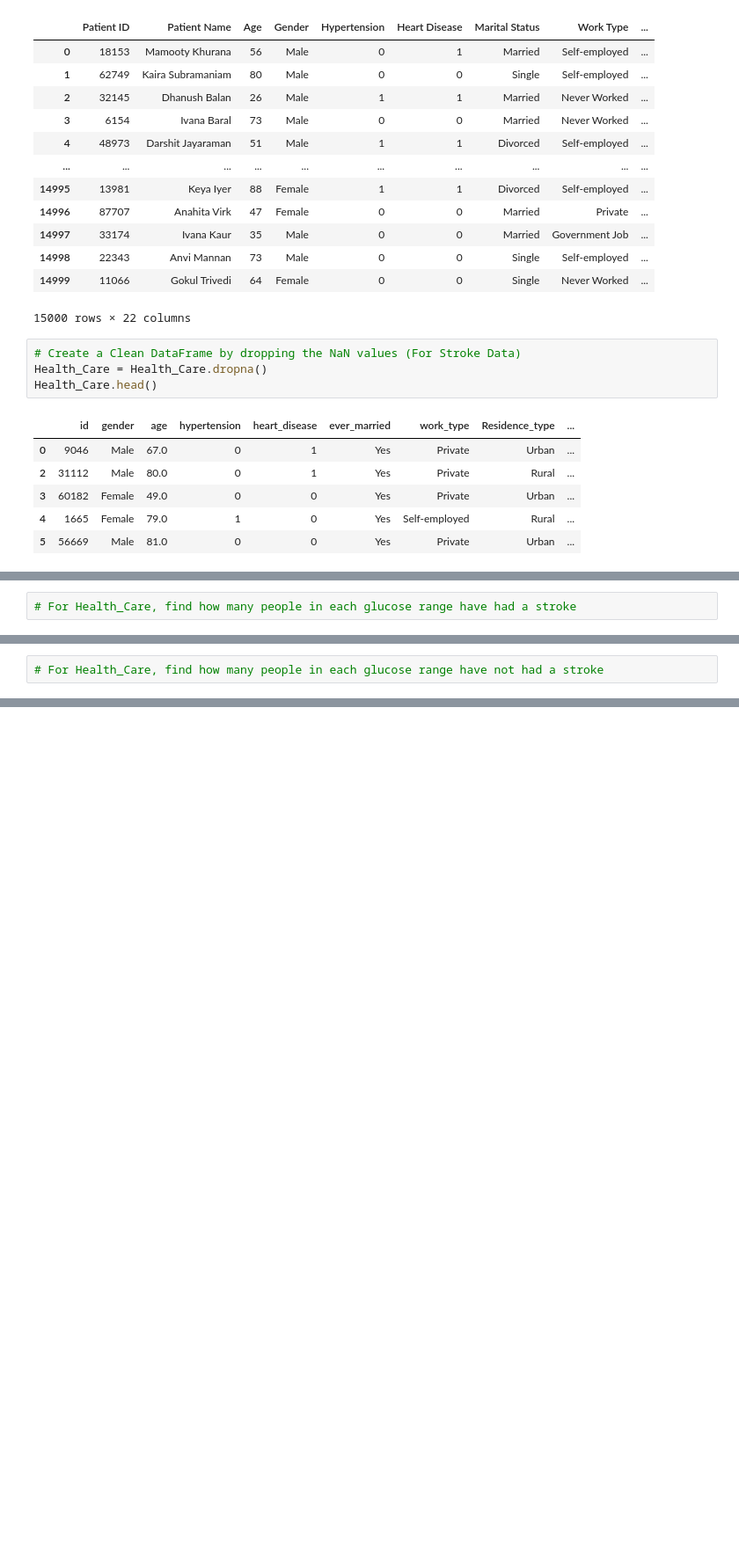
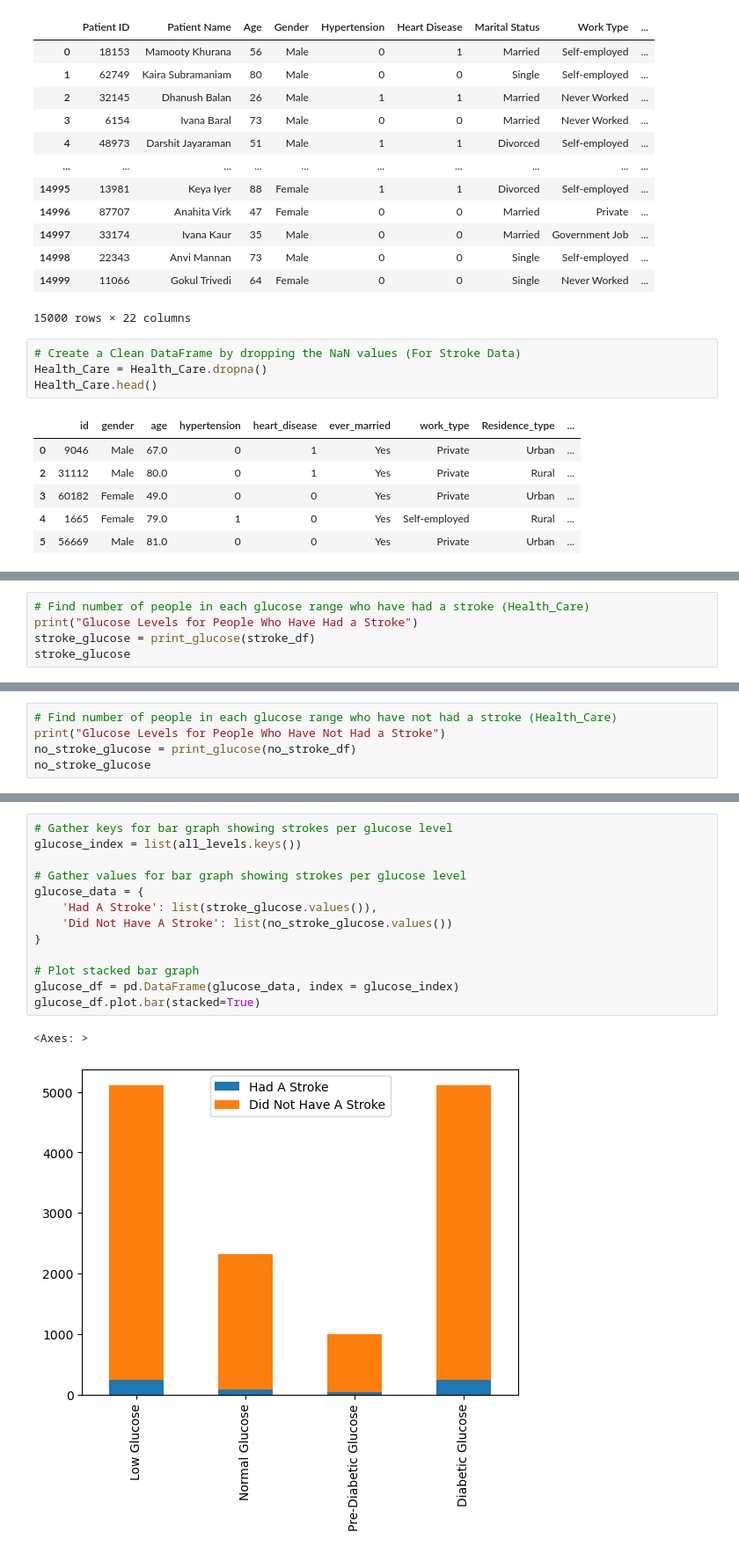
Before and after one commit to eeneedles/group-two-project-one, a Jupyter notebook: test_code_em.ipynb, the cells around one changed output, grey strips where cells are left out. Shown at 88% size. Drawn from its saved outputs; the diff is of its cells as text; blank space fills up the shorter version.

```diff
--- a/test_code_em.ipynb
+++ b/test_code_em.ipynb
@@ -394,4 +415,7 @@ Total amount of people with diabetic glucose: 5110
  'Pre-Diabetic Glucose': 998,
  'Diabetic Glucose': 5110}
 # %%
-# For Health_Care, find how many people in each glucose range have had a stroke
+# Find number of people in each glucose range who have had a stroke (Health_Care)
+print("Glucose Levels for People Who Have Had a Stroke")
+stroke_glucose = print_glucose(stroke_df)
+stroke_glucose
@@ -398,2 +432,5 @@ Total amount of people with diabetic glucose: 5110
 # %%
-# For Health_Care, find how many people in each glucose range have not had a stroke
+# Find number of people in each glucose range who have not had a stroke (Health_Care)
+print("Glucose Levels for People Who Have Not Had a Stroke")
+no_stroke_glucose = print_glucose(no_stroke_df)
+no_stroke_glucose
@@ -399,0 +447,16 @@ Total amount of people with diabetic glucose: 5110
+# %%
+# Gather keys for bar graph showing strokes per glucose level
+glucose_index = list(all_levels.keys())
+
+# Gather values for bar graph showing strokes per glucose level
+glucose_data = {
+    'Had A Stroke': list(stroke_glucose.values()),
+    'Did Not Have A Stroke': list(no_stroke_glucose.values())
+}
+
+# Plot stacked bar graph
+glucose_df = pd.DataFrame(glucose_data, index = glucose_index)
+glucose_df.plot.bar(stacked=True)
+# %% [output]
+<Axes: >
+[figure, added]
```
Also changed, not shown: parts of 16 cells of this notebook.
